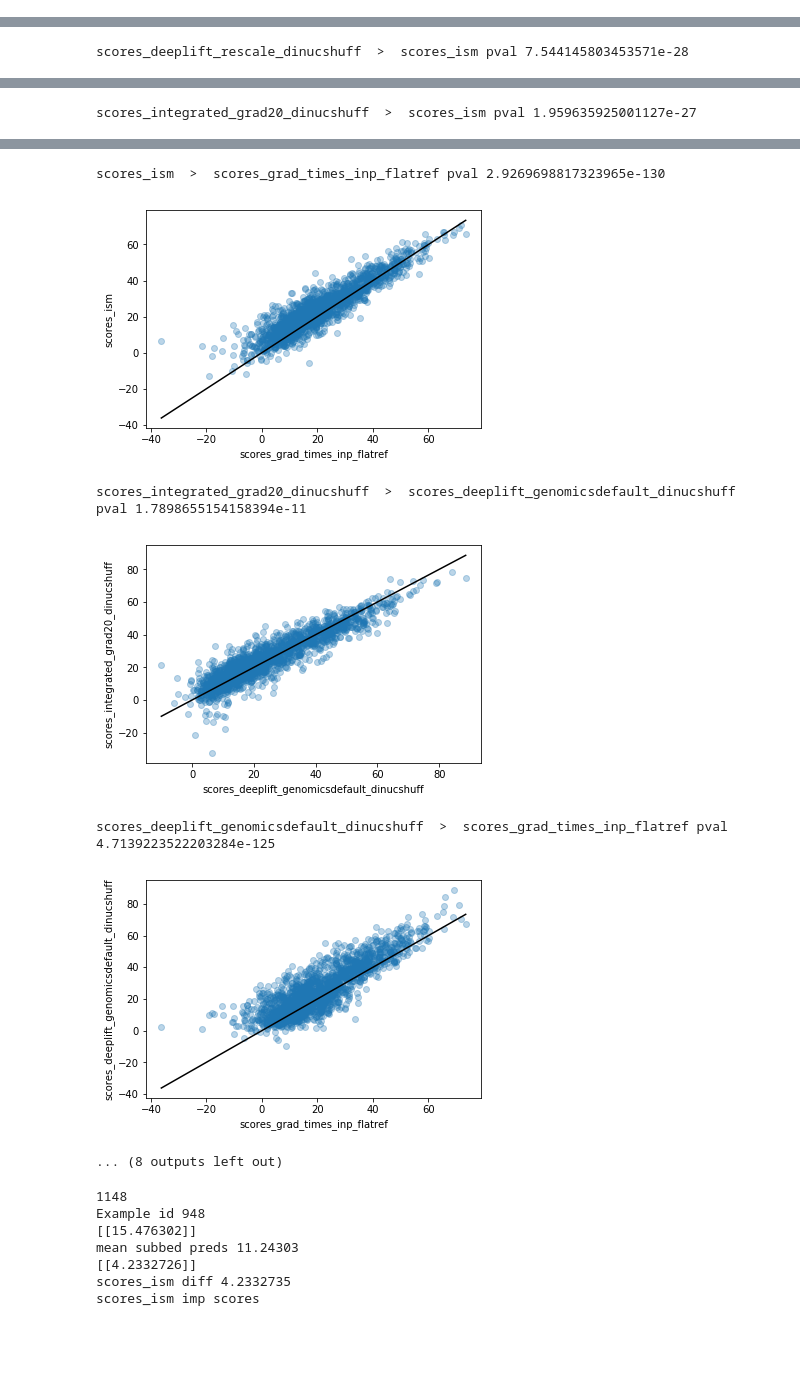
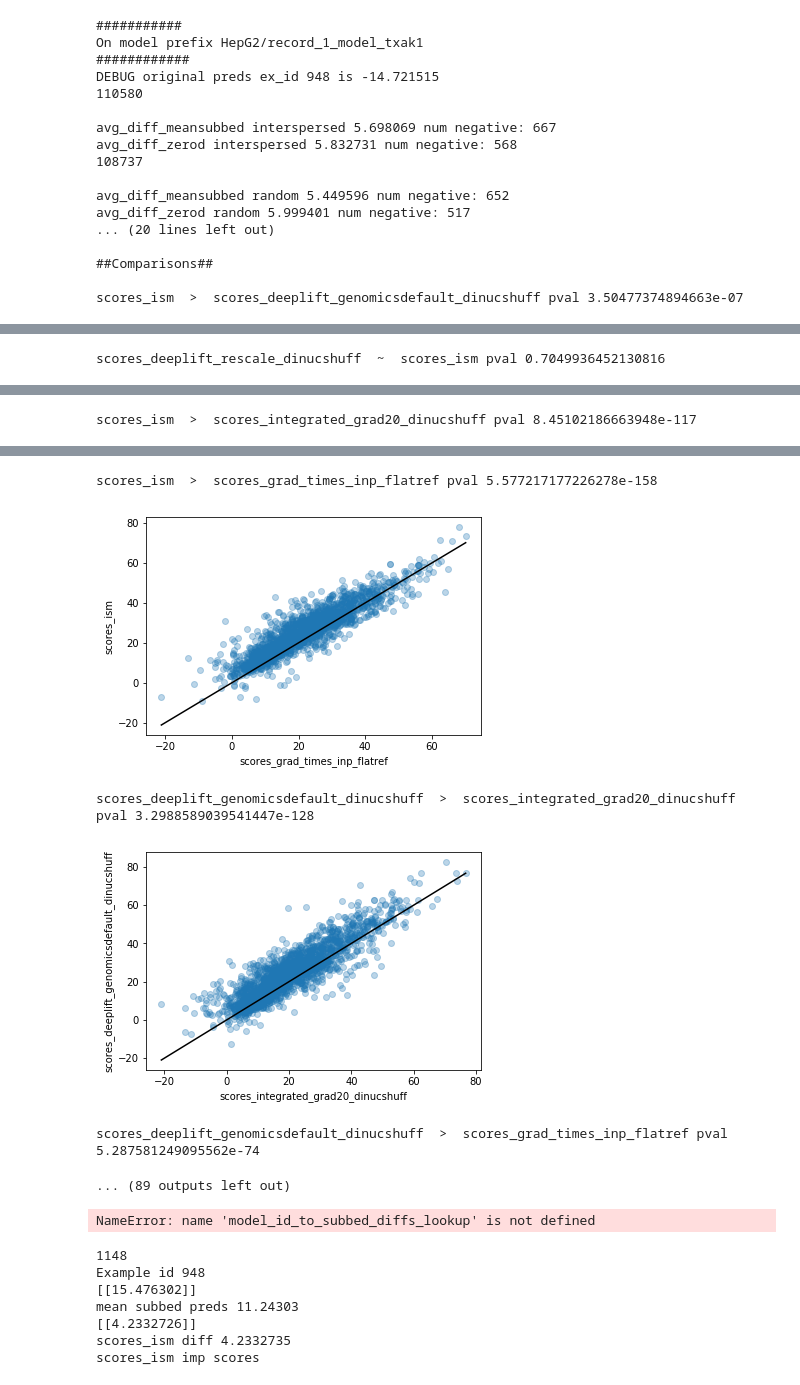
Before and after one commit to kundajelab/interpret-benchmark, a Jupyter notebook: data/Assess model fidelity.ipynb, the cells around one changed output, grey strips where cells are left out. Drawn from its saved outputs; the diff is of its cells as text; code cells hidden in the pictures; blank space fills up the shorter version.

```diff
--- a/data/Assess model fidelity.ipynb
+++ b/data/Assess model fidelity.ipynb
@@ -94,11 +96,11 @@ import random
 #model_prefix = "record_20_model_QFbAM"
 
 model_prefixes_and_folders = [
-    #("record_1_model_txak1", "HepG2"),
-    #("record_1_model_8E0g9", "GM12878"),
-    #("record_1_model_YJQ5u", "K562"),
+    ("record_1_model_txak1", "HepG2"),
+    ("record_1_model_8E0g9", "GM12878"),
+    ("record_1_model_YJQ5u", "K562"),
     ("record_1_model_xIIj6", "A549"),
-    #("record_1_model_HICYK", "MCF-7"),
+    ("record_1_model_HICYK", "MCF-7"),
 ]
 
 
@@ -327,0 +316,17 @@ scores_deeplift_genomicsdefault_dinucshuff  >  scores_ism pval 3.522110979956954
+###########
+On model prefix HepG2/record_1_model_txak1
+############
+DEBUG original preds ex_id 948 is -14.721515
+110580
+
+avg_diff_meansubbed interspersed 5.698069 num negative: 667
+avg_diff_zerod interspersed 5.832731 num negative: 568
+108737
+
+avg_diff_meansubbed random 5.449596 num negative: 652
+avg_diff_zerod random 5.999401 num negative: 517
+... (20 lines left out)
+
+##Comparisons##
+
+scores_ism  >  scores_deeplift_genomicsdefault_dinucshuff pval 3.50477374894663e-07
@@ -329 +334 @@ scores_deeplift_genomicsdefault_dinucshuff  >  scores_ism pval 3.522110979956954
-scores_deeplift_rescale_dinucshuff  >  scores_ism pval 7.544145803453571e-28
+scores_deeplift_rescale_dinucshuff  ~  scores_ism pval 0.7049936452130816
@@ -331 +336 @@ scores_deeplift_rescale_dinucshuff  >  scores_ism pval 7.544145803453571e-28
-scores_integrated_grad20_dinucshuff  >  scores_ism pval 1.959635925001127e-27
+scores_ism  >  scores_integrated_grad20_dinucshuff pval 8.45102186663948e-117
@@ -333,10 +338,21 @@ scores_integrated_grad20_dinucshuff  >  scores_ism pval 1.959635925001127e-27
-scores_ism  >  scores_grad_times_inp_flatref pval 2.9269698817323965e-130
+scores_ism  >  scores_grad_times_inp_flatref pval 5.577217177226278e-158
-[figure, old version]
+[figure, new version]
-scores_integrated_grad20_dinucshuff  >  scores_deeplift_genomicsdefault_dinucshuff pval 1.7898655154158394e-11
+scores_deeplift_genomicsdefault_dinucshuff  >  scores_integrated_grad20_dinucshuff pval 3.2988589039541447e-128
-[figure, old version]
+[figure, new version]
-scores_deeplift_genomicsdefault_dinucshuff  >  scores_grad_times_inp_flatref pval 4.7139223522203284e-125
-[figure, removed]
-... (8 outputs left out)
+scores_deeplift_genomicsdefault_dinucshuff  >  scores_grad_times_inp_flatref pval 5.287581249095562e-74
+... (89 outputs left out)
+# %%
+import h5py
+
+#Save the results
+model_fidelity_results_fh = h5py.File("diff_cell_type_model_fidelity_results")
+for model_id in model_folder_to_subbed_diffs_lookup:
+    g = model_fidelity_results_fh.create_group(model_id)
+    for method_name in model_id_to_subbed_diffs_lookup[folder]:
+        g.create_dataset(method_name, data=model_id_to_subbed_diffs_lookup[folder][method_name])
+model_fidelity_results_fh.close()
+# %% [output]
+NameError: name 'model_id_to_subbed_diffs_lookup' is not defined
 # %%
 import sys
 
```
Also changed, not shown: parts of 3 cells of this notebook, 12 other files.
